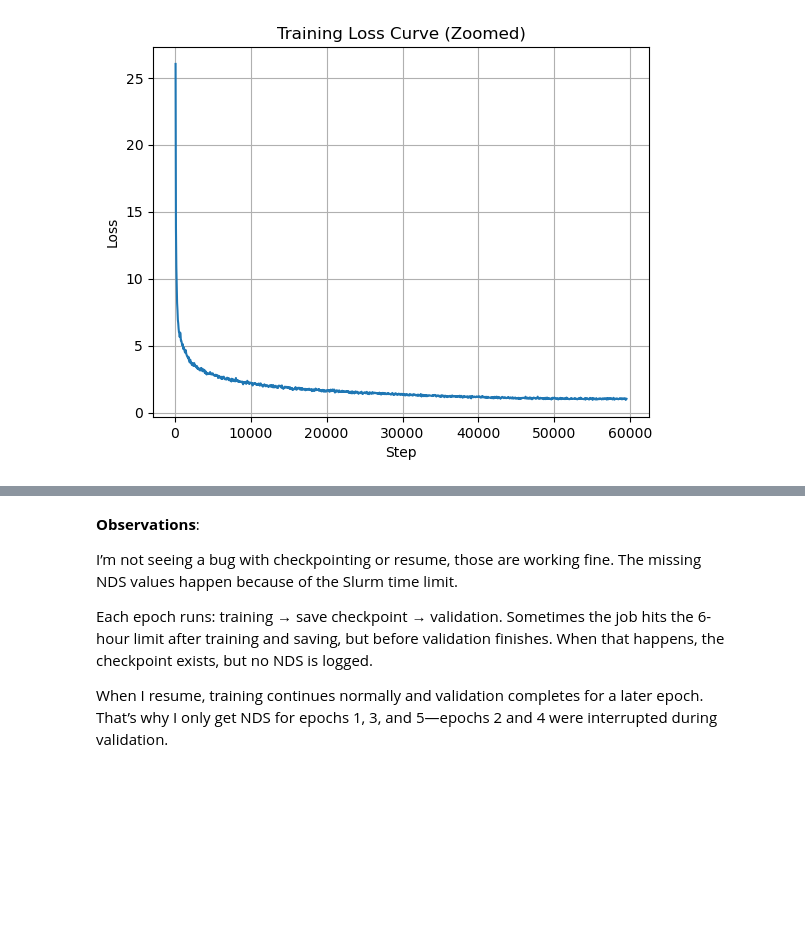
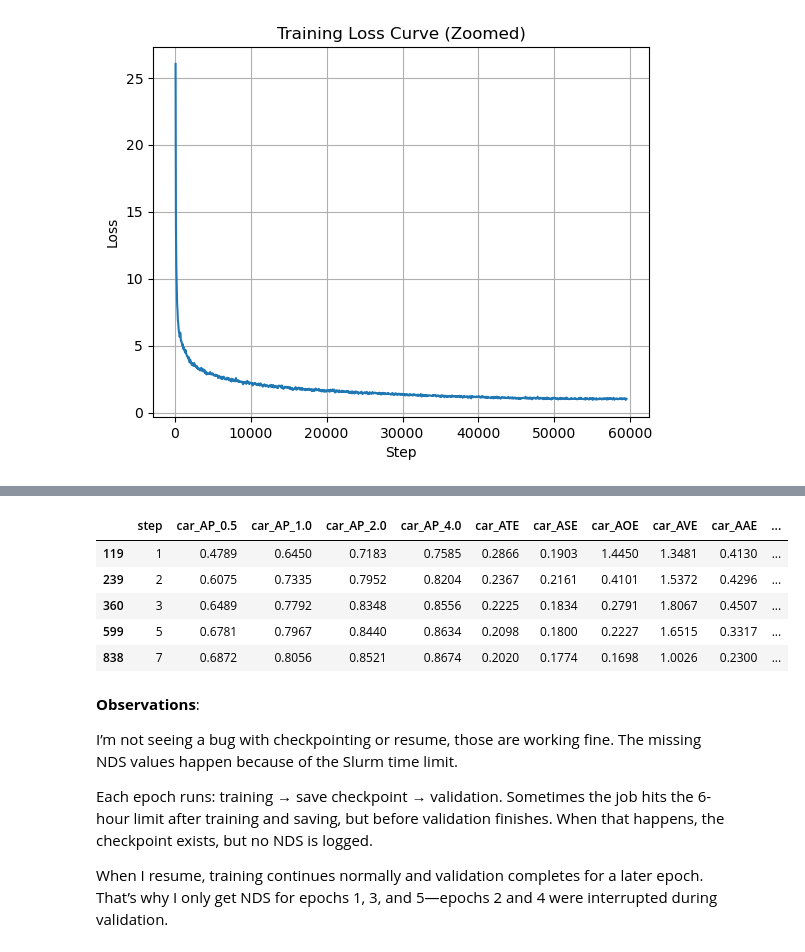
Before and after one commit to darkcyan-ugli-fruit/nuscenes-multimodal-learning, a Jupyter notebook: notebooks/03_camera_lidar_fusion_model.ipynb, the cells around one changed output, grey strips where cells are left out. Cells and saved outputs as stored; diff of their text form; code cells hidden in the pictures; blank space fills up the shorter version.

```diff
--- a/notebooks/03_camera_lidar_fusion_model.ipynb
+++ b/notebooks/03_camera_lidar_fusion_model.ipynb
@@ -1121,3 +1087,52 @@ metrics_df.head(10)
+# %%
+prefix = "NuScenes metric/pred_instances_3d_NuScenes/"
+
+rename_cols = {
+    # Summary metrics
+    prefix + "NDS": "NDS",
+    prefix + "mAP": "mAP",
+    prefix + "mATE": "mATE",
+    prefix + "mASE": "mASE",
+    prefix + "mAOE": "mAOE",
+    prefix + "mAVE": "mAVE",
+    prefix + "mAAE": "mAAE",
+}
+
+classes = [
+    "car",
+    "truck",
+    "construction_vehicle",
+    "bus",
+    "trailer",
+    "barrier",
+    "motorcycle",
+    "bicycle",
+    "pedestrian",
+    "traffic_cone",
+]
+
+for cls in classes:
+    rename_cols[prefix + f"{cls}_AP_dist_0.5"] = f"{cls}_AP_0.5"
+    rename_cols[prefix + f"{cls}_AP_dist_1.0"] = f"{cls}_AP_1.0"
+    rename_cols[prefix + f"{cls}_AP_dist_2.0"] = f"{cls}_AP_2.0"
+    rename_cols[prefix + f"{cls}_AP_dist_4.0"] = f"{cls}_AP_4.0"
+
+    rename_cols[prefix + f"{cls}_trans_err"] = f"{cls}_ATE"
+    rename_cols[prefix + f"{cls}_scale_err"] = f"{cls}_ASE"
+    rename_cols[prefix + f"{cls}_orient_err"] = f"{cls}_AOE"
+    rename_cols[prefix + f"{cls}_vel_err"] = f"{cls}_AVE"
+    rename_cols[prefix + f"{cls}_attr_err"] = f"{cls}_AAE"
+
+metrics_df = metrics_df.rename(columns=rename_cols)
+
+metrics_df.head()
+# %% [output]
+|  | step | car_AP_0.5 | car_AP_1.0 | car_AP_2.0 | car_AP_4.0 | car_ATE | car_ASE | car_AOE | car_AVE | car_AAE | ... |
+| 119 | 1 | 0.4789 | 0.6450 | 0.7183 | 0.7585 | 0.2866 | 0.1903 | 1.4450 | 1.3481 | 0.4130 | ... |
+| 239 | 2 | 0.6075 | 0.7335 | 0.7952 | 0.8204 | 0.2367 | 0.2161 | 0.4101 | 1.5372 | 0.4296 | ... |
+| 360 | 3 | 0.6489 | 0.7792 | 0.8348 | 0.8556 | 0.2225 | 0.1834 | 0.2791 | 1.8067 | 0.4507 | ... |
+| 599 | 5 | 0.6781 | 0.7967 | 0.8440 | 0.8634 | 0.2098 | 0.1800 | 0.2227 | 1.6515 | 0.3317 | ... |
+| 838 | 7 | 0.6872 | 0.8056 | 0.8521 | 0.8674 | 0.2020 | 0.1774 | 0.1698 | 1.0026 | 0.2300 | ... |
 # %% [markdown]
 **Observations**:
 
```
Also changed, not shown: parts of 15 cells of this notebook.
